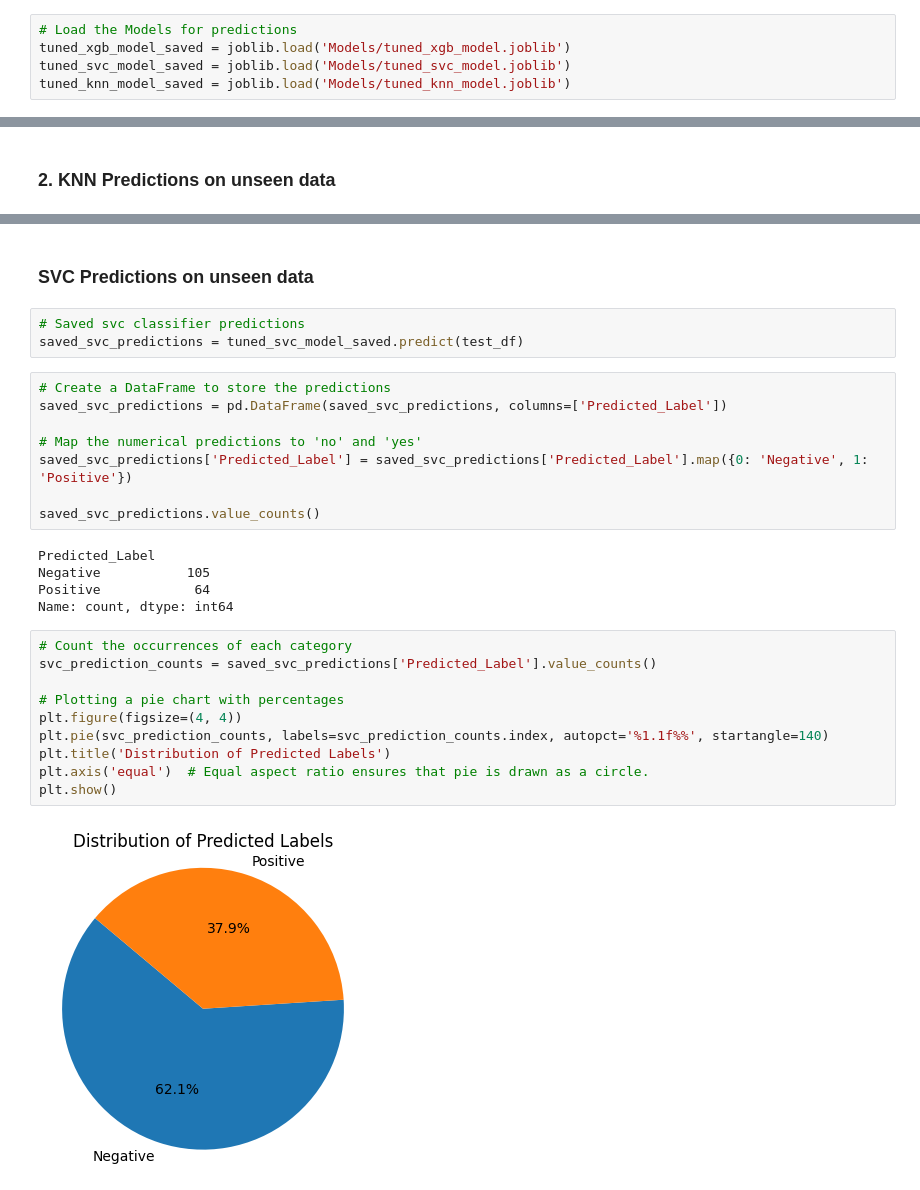
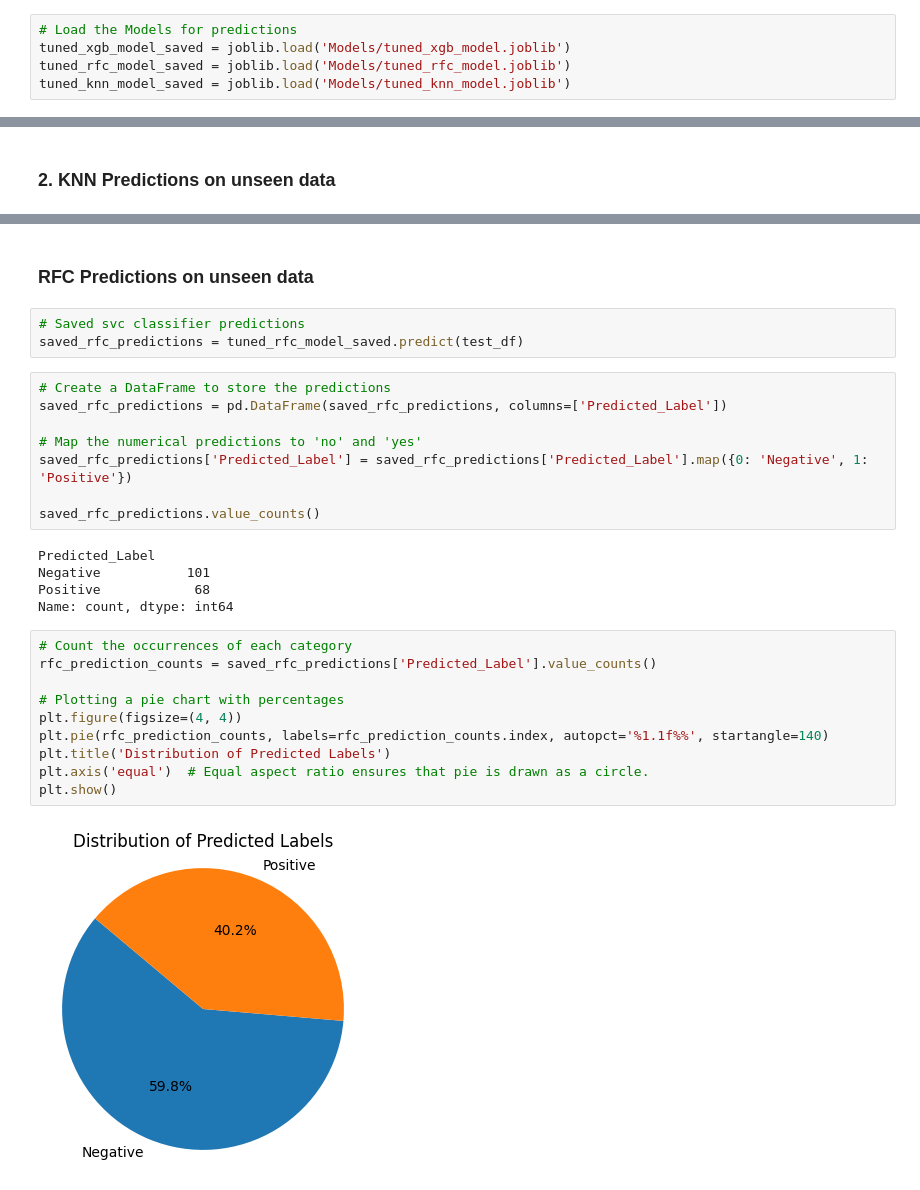
Before and after one commit to murithidenisgitobu/Sepsis-Predictor, a Jupyter notebook: Notebook.ipynb, the cells around one changed output, grey strips where cells are left out. Saved outputs shown, nothing was run; the diff lists cells and outputs as text.

```diff
--- a/Notebook.ipynb
+++ b/Notebook.ipynb
@@ -1328,7 +1338,7 @@ test_df.drop('ID', axis=1, inplace=True)
 # %%
 # Load the Models for predictions
 tuned_xgb_model_saved = joblib.load('Models/tuned_xgb_model.joblib')
-tuned_svc_model_saved = joblib.load('Models/tuned_svc_model.joblib')
+tuned_rfc_model_saved = joblib.load('Models/tuned_rfc_model.joblib')
 tuned_knn_model_saved = joblib.load('Models/tuned_knn_model.joblib')
 # %% [markdown]
 ### 1. XGBClassifier Predictions on unseen data
@@ -1393,30 +1403,30 @@ plt.show()
 # %% [markdown]
-### SVC Predictions on unseen data
+### RFC Predictions on unseen data
 # %%
 # Saved svc classifier predictions
-saved_svc_predictions = tuned_svc_model_saved.predict(test_df)
+saved_rfc_predictions = tuned_rfc_model_saved.predict(test_df)
 # %%
 # Create a DataFrame to store the predictions
-saved_svc_predictions = pd.DataFrame(saved_svc_predictions, columns=['Predicted_Label'])
+saved_rfc_predictions = pd.DataFrame(saved_rfc_predictions, columns=['Predicted_Label'])
 
 # Map the numerical predictions to 'no' and 'yes'
-saved_svc_predictions['Predicted_Label'] = saved_svc_predictions['Predicted_Label'].map({0: 'Negative', 1: 'Positive'})
+saved_rfc_predictions['Predicted_Label'] = saved_rfc_predictions['Predicted_Label'].map({0: 'Negative', 1: 'Positive'})
 
-saved_svc_predictions.value_counts()
+saved_rfc_predictions.value_counts()
 # %% [output]
 Predicted_Label
-Negative           105
-Positive            64
+Negative           101
+Positive            68
 Name: count, dtype: int64
 # %%
 # Count the occurrences of each category
-svc_prediction_counts = saved_svc_predictions['Predicted_Label'].value_counts()
+rfc_prediction_counts = saved_rfc_predictions['Predicted_Label'].value_counts()
 
 # Plotting a pie chart with percentages
 plt.figure(figsize=(4, 4))
-plt.pie(svc_prediction_counts, labels=svc_prediction_counts.index, autopct='%1.1f%%', startangle=140)
+plt.pie(rfc_prediction_counts, labels=rfc_prediction_counts.index, autopct='%1.1f%%', startangle=140)
 plt.title('Distribution of Predicted Labels')
 plt.axis('equal')  # Equal aspect ratio ensures that pie is drawn as a circle.
 plt.show()
 # %% [output]
-[figure, old version]
+[figure, new version]
```
Also changed, not shown: parts of 18 cells of this notebook, 3 other files.
